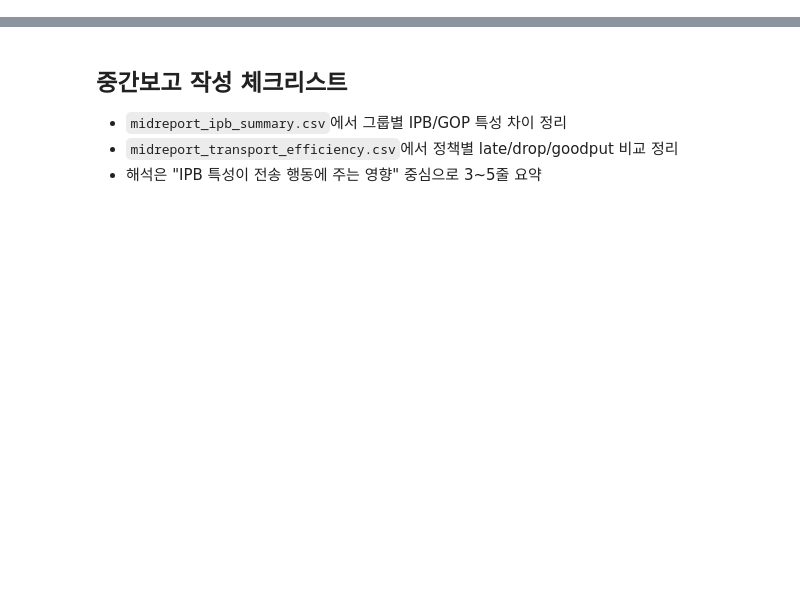
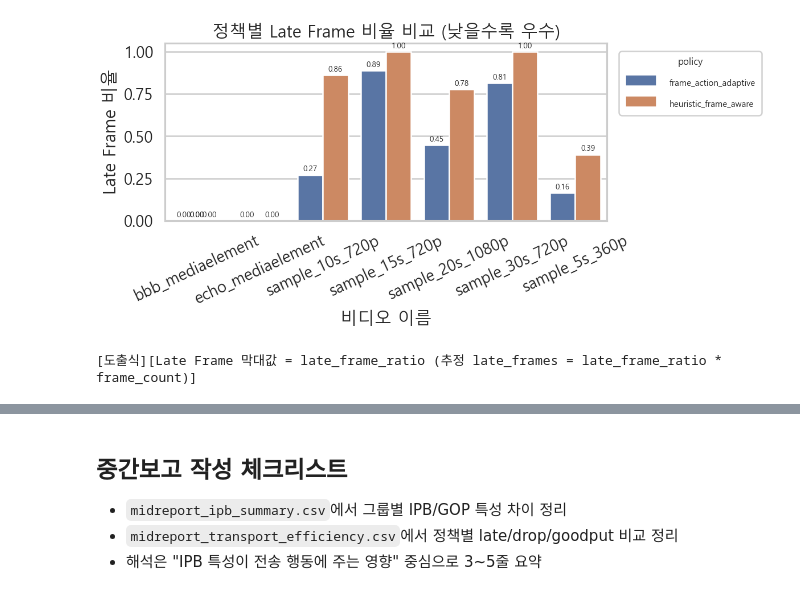
Before and after one commit to knougitrepos/network, a Jupyter notebook: output/jupyter-notebook/midreport_ipb_transport_summary.ipynb, the cells around one changed output, grey strips where cells are left out. Cells and saved outputs as stored; diff of their text form; code cells hidden in the pictures; blank space fills up the shorter version.

```diff
--- a/output/jupyter-notebook/midreport_ipb_transport_summary.ipynb
+++ b/output/jupyter-notebook/midreport_ipb_transport_summary.ipynb
@@ -135,7 +460,7 @@ policies = [
 ]
 
 eff_rows = []
-for row in video_meta_df.itertuples(index=False):
+for row in analysis_meta_df.itertuples(index=False):
     workload = VideoTraceConfig(trace_csv_path=Path(row.trace_csv), playback_buffer_ms=50.0, loop_count=1)
     for policy in policies:
         result = run_simulation(workload, transport, policy)
@@ -149,16 +474,41 @@ for row in video_meta_df.itertuples(index=False):
             'decodable_gop_ratio': result['decodable_gop_ratio'],
         })
 
-eff_summary_df = pd.DataFrame(eff_rows).sort_values(['group', 'video_name', 'policy'])
-display(eff_summary_df)
-eff_summary_df.to_csv(ASSET_DIR / 'midreport_transport_efficiency.csv', index=False)
+eff_summary_df = pd.DataFrame(eff_rows)
+if eff_summary_df.empty:
+    print('전송효율 비교 대상이 없습니다. dataset/videos에 비디오 파일을 추가한 뒤 다시 실행하세요.')
+else:
+    eff_summary_df = eff_summary_df.sort_values(['group', 'video_name', 'policy'])
+    display(eff_summary_df)
+    eff_summary_df.to_csv(ASSET_DIR / 'midreport_transport_efficiency.csv', index=False)
 
-fig, ax = plt.subplots(figsize=(10, 5))
-sns.barplot(data=eff_summary_df, x='video_name', y='late_frame_ratio', hue='policy', ax=ax)
-ax.set_title('정책별 Late Frame 비율')
-ax.set_xlabel('video_name')
-ax.set_ylabel('late_frame_ratio')
-ax.tick_params(axis='x', rotation=25)
-fig.tight_layout()
-fig.savefig(ASSET_DIR / 'midreport_late_frame_ratio.png')
-plt.show()
+    fig, ax = plt.subplots(figsize=(12, 5))
+    sns.barplot(data=eff_summary_df, x='video_name', y='late_frame_ratio', hue='policy', ax=ax)
+    ax.set_title('정책별 Late Frame 비율 비교 (낮을수록 우수)')
+    ax.set_xlabel('비디오 이름')
+    ax.set_ylabel('Late Frame 비율')
+    ax.tick_params(axis='x', rotation=25)
+    place_small_legend_right(ax, title='policy')
+    annotate_bar_values(ax, fmt='{:.2f}', fontsize=8)
+    fig.tight_layout(rect=[0.0, 0.0, 0.84, 1.0])
+    fig.savefig(ASSET_DIR / 'midreport_late_frame_ratio.png')
+    plt.show()
+
+    frame_count_map = ipb_summary_df.set_index('video_name')['frame_count'].to_dict() if 'ipb_summary_df' in globals() else {}
+    eff_explain_df = eff_summary_df.copy()
+    eff_explain_df['frame_count'] = eff_explain_df['video_name'].map(frame_count_map)
+    eff_explain_df['estimated_late_frames'] = eff_explain_df.apply(
+        lambda x: int(round(x['late_frame_ratio'] * x['frame_count'])) if pd.notna(x['frame_count']) else np.nan,
+        axis=1,
+    )
+    eff_explain_df['formula'] = eff_explain_df.apply(
+        lambda x: (
+            f"{int(x['estimated_late_frames'])}/{int(x['frame_count'])}={x['late_frame_ratio']:.6f}"
+            if pd.notna(x['frame_count']) and pd.notna(x['estimated_late_frames'])
+            else f"ratio_only={x['late_frame_ratio']:.6f}"
+        ),
+        axis=1,
+    )
+    print('[도출식][Late Frame 막대값 = late_frame_ratio (추정 late_frames = late_frame_ratio * frame_count)]')
+    display(eff_explain_df[['group', 'video_name', 'policy', 'late_frame_ratio', 'frame_count', 'estimated_late_frames', 'formula']])
+# %% [output]
@@ -164,0 +530,2 @@ plt.show()
+[figure, added]
+[도출식][Late Frame 막대값 = late_frame_ratio (추정 late_frames = late_frame_ratio * frame_count)]
```
Also changed, not shown: parts of 8 cells of this notebook, 18 other files.
